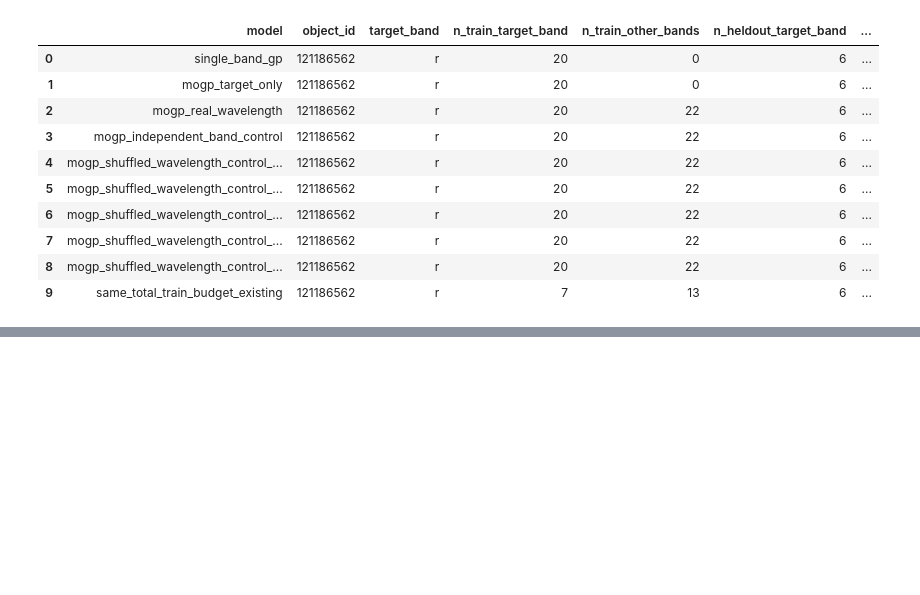
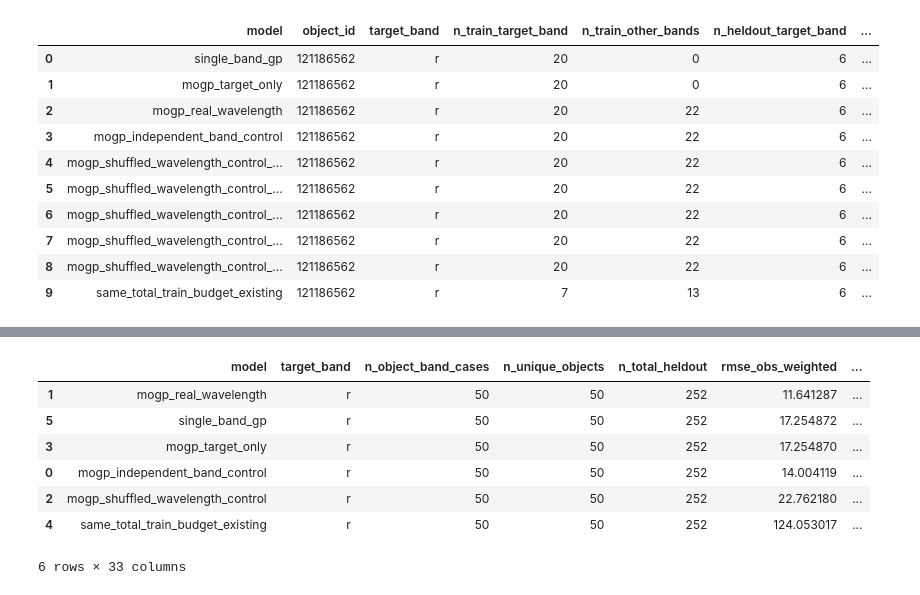
Before and after one commit to xinyi-BPC/multiband-gp, a Jupyter notebook: MOGP_notebook.ipynb, the cells around one changed output, grey strips where cells are left out. Saved outputs shown, nothing was run; the diff lists cells and outputs as text; code cells hidden in the pictures; blank space fills up the shorter version.

Commit message:
Aggregate the results

```diff
--- a/MOGP_notebook.ipynb
+++ b/MOGP_notebook.ipynb
@@ -239,0 +251,27 @@ df[
+# %%
+selected_examples, scanned_examples = _select_usable_examples(
+    dset_plasticc,
+    target_band="r",
+    n_objects=50,
+    max_examples_to_scan=1000,
+    min_points=8,
+)
+all_ablation_rows = []
+
+for object_idx, example in enumerate(selected_examples):
+    result = run_target_band_ablation_study(
+        example,
+        target_band="r",
+        bands=("u", "g", "r", "i", "z"),
+        aux_band_ratios={
+            "u": 0.0,
+            "g": 0.5,
+            "i": 1.0,
+            "z": 0.0,
+        },
+        random_state=object_idx,
+        shuffle_repeats=5,
+        mogp_gp_kwargs={"n_restarts_optimizer": 0, "print_kernel": False},
+        single_gp_kwargs={"n_restarts_optimizer": 0},
+    )
+    all_ablation_rows.extend(result["rows"])
@@ -239,0 +300,16 @@ df[
+# %%
+df = pd.DataFrame(all_ablation_rows)
+# %%
+agg = aggregate_gp_ablation_results(df, group_cols=["model"])
+agg.sort_values("nlpd_obs_weighted")
+agg_band = aggregate_gp_ablation_results(df, group_cols=["model", "target_band"])
+agg_band.sort_values(["target_band", "nlpd_obs_weighted"])
+# %% [output]
+|  | model | target_band | n_object_band_cases | n_unique_objects | n_total_heldout | rmse_obs_weighted | ... |
+| 1 | mogp_real_wavelength | r | 50 | 50 | 252 | 11.641287 | ... |
+| 5 | single_band_gp | r | 50 | 50 | 252 | 17.254872 | ... |
+| 3 | mogp_target_only | r | 50 | 50 | 252 | 17.254870 | ... |
+| 0 | mogp_independent_band_control | r | 50 | 50 | 252 | 14.004119 | ... |
+| 2 | mogp_shuffled_wavelength_control | r | 50 | 50 | 252 | 22.762180 | ... |
+| 4 | same_total_train_budget_existing | r | 50 | 50 | 252 | 124.053017 | ... |
+6 rows × 33 columns
```
Also changed, not shown: parts of 3 cells of this notebook, 1 other file.
